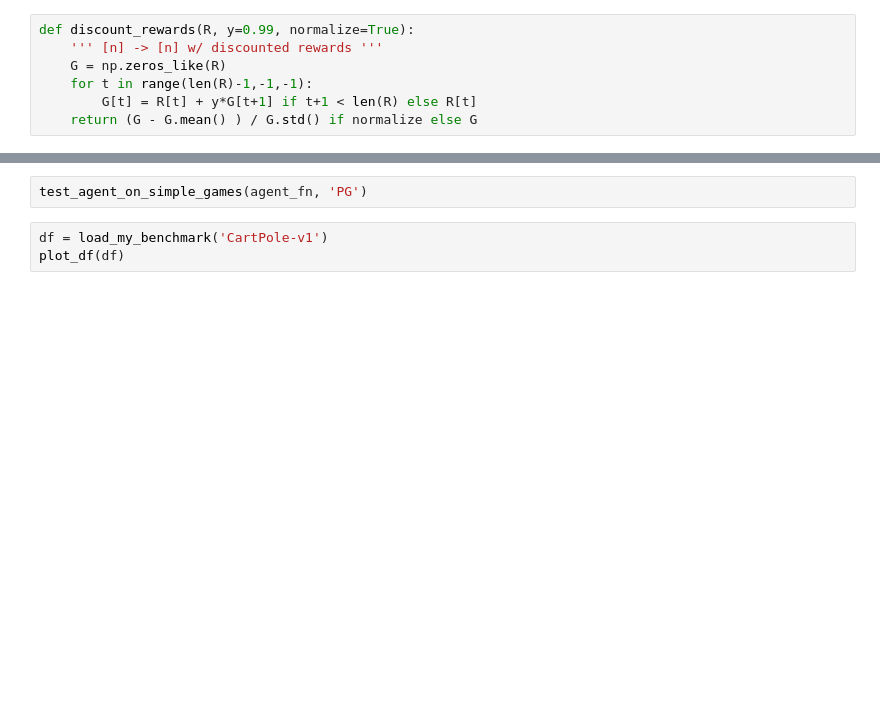
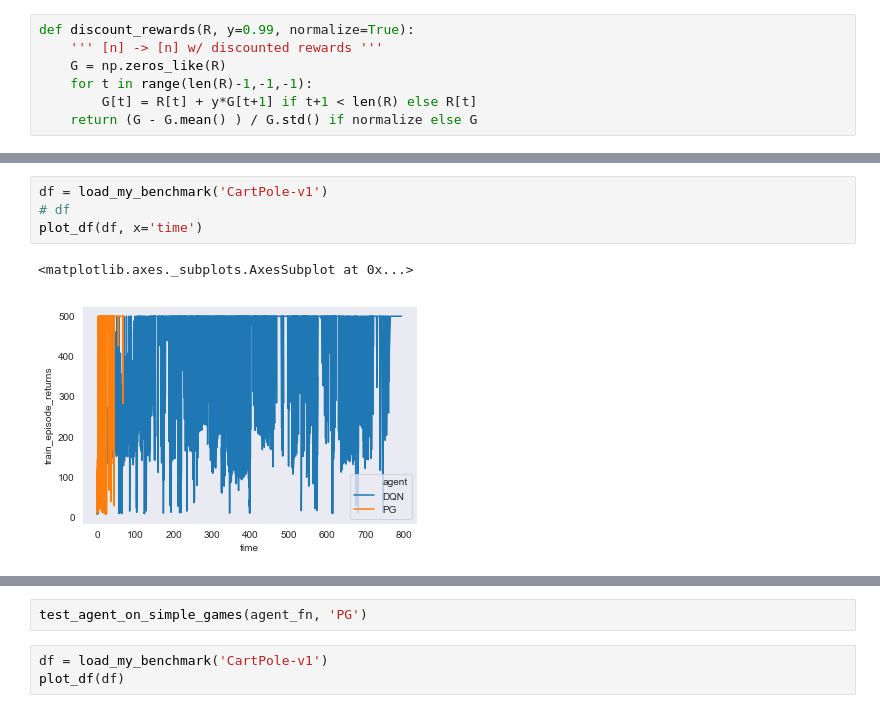
Before and after one commit to doas3140/playground, a Jupyter notebook: rl/PG.ipynb, the cells around one changed output, grey strips where cells are left out. Saved outputs shown, nothing was run; the diff lists cells and outputs as text; blank space fills up the shorter version.

```diff
--- a/rl/PG.ipynb
+++ b/rl/PG.ipynb
@@ -76,2 +88,9 @@ agent_fn = lambda S,A: Agent(num_states=S, num_actions=A, lr=1e-2, gamma=0.99)
+# %%
+df = load_my_benchmark('CartPole-v1')
+# df
+plot_df(df, x='time')
+# %% [output]
+<matplotlib.axes._subplots.AxesSubplot at 0x...>
+[figure, added]
 # %%
 exp = Experiment(env, agent_fn(S,A))
```
Also changed, not shown: parts of 7 cells of this notebook, 5 other files.
